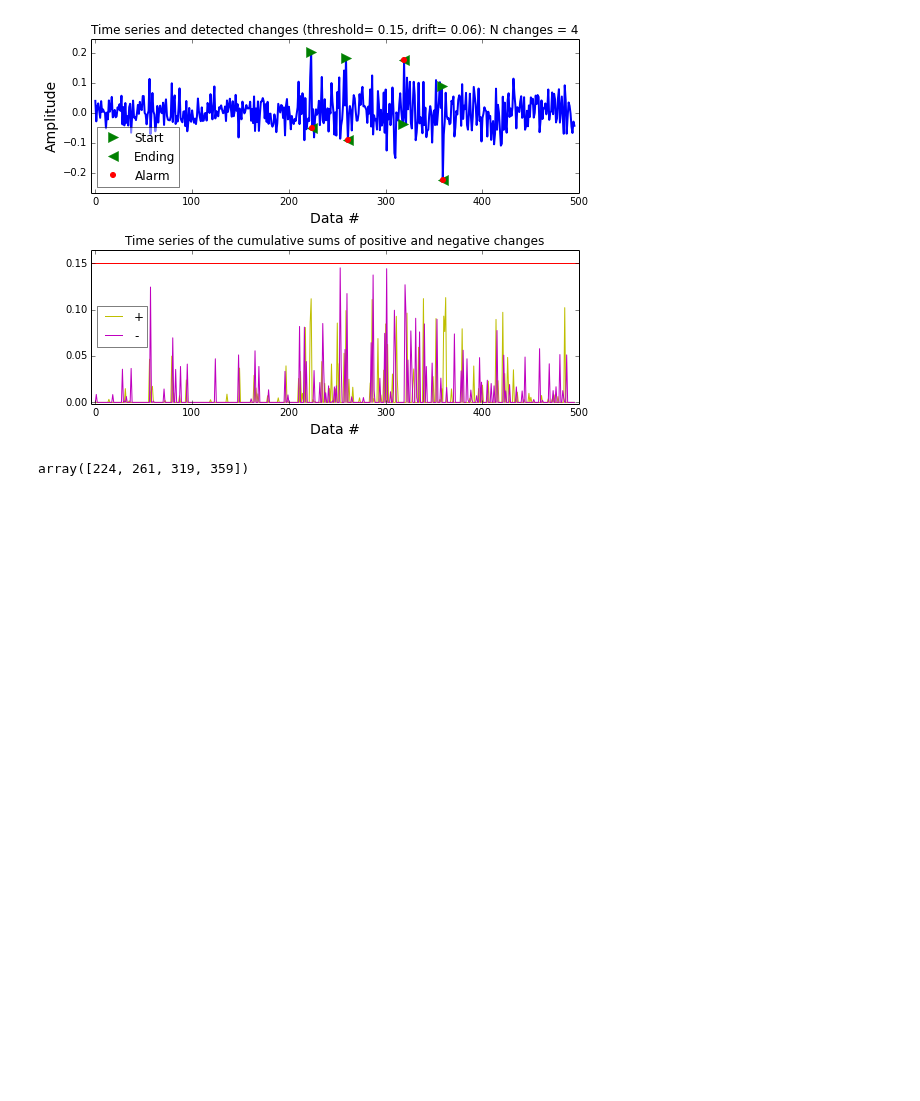
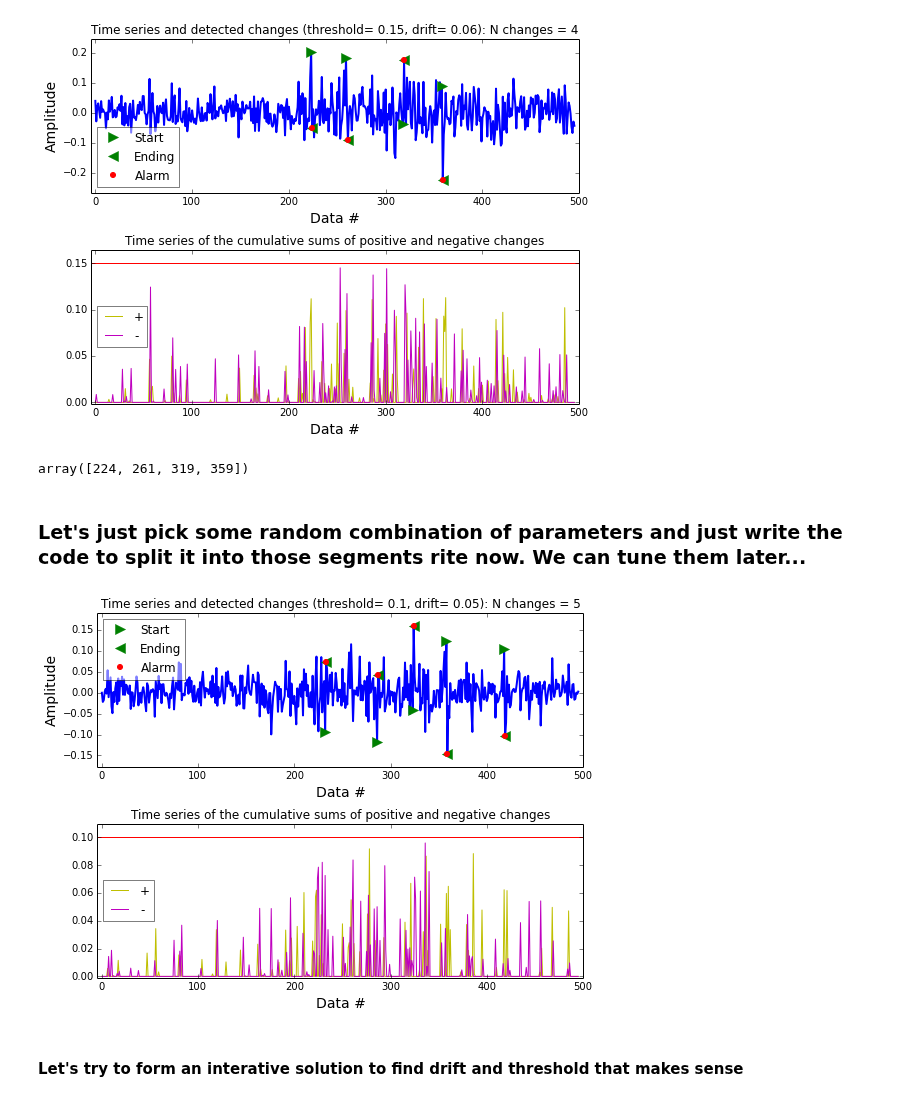
Before and after one commit to mhw32/neural-market-predictor, a Jupyter notebook: python-processing-data/CUSUM-dev.ipynb, the cells around one changed output. Cells and saved outputs as stored; diff of their text form; code cells hidden in the pictures; blank space fills up the shorter version.

```diff
--- a/python-processing-data/CUSUM-dev.ipynb
+++ b/python-processing-data/CUSUM-dev.ipynb
@@ -192,3 +193,17 @@ if (ta[-1] != len(stock_AA)):
 ta = [0] + ta
 # %%
 split_by_cusum = np.array([stock_AA[i:j] for i,j in zip(ta[0:len(ta)-1], ta[1:])])
+# %% [markdown]
+### Let's just pick some random combination of parameters and just write the code to split it into those segments rite now. We can tune them later...
+# %%
+from pickle import load
+data = load(open('../storage/final/full-processed-data.pkl', 'rb'))
+index = load(open('../storage/final/full-processed-index.pkl', 'rb'))
+# %%
+MMM = search_by_ticker(data, 'MMM')
+stock_MMM = search_by_index(index, MMM, 'Log Stock Return').astype('float32')
+# %%
+threshold, drift, ending, show, ax = 0.10, 0.05, True, True, None
+ta, tai, taf, amp = detect_cusum(stock_MMM, threshold, drift, ending, show, ax)
+# %% [output]
+[figure, added]
@@ -194,0 +235,2 @@ split_by_cusum = np.array([stock_AA[i:j] for i,j in zip(ta[0:len(ta)-1], ta[1:])
+# %% [markdown]
+#### Let's try to form an interative solution to find drift and threshold that makes sense
```
Also changed, not shown: parts of 43 cells of this notebook, 11 other files.
